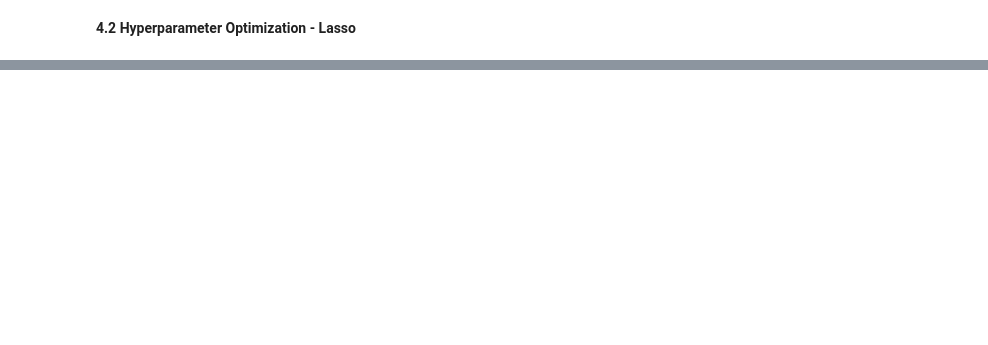
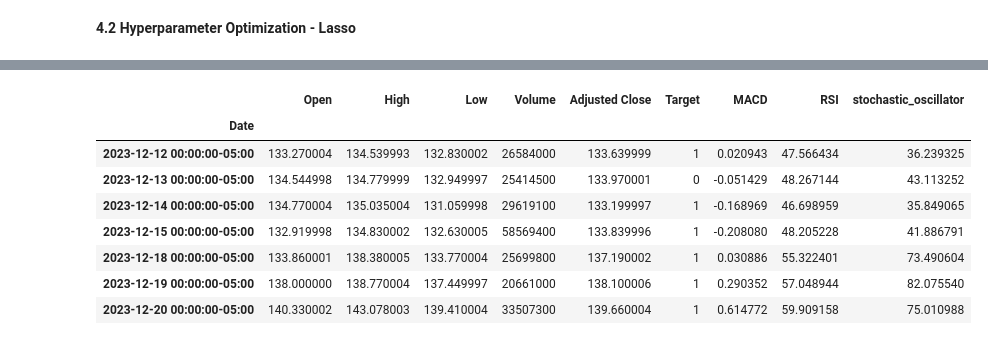
Before and after one commit to eshanaa/ML-Project, a Jupyter notebook: Final Project Alt.ipynb, the cells around one changed output, grey strips where cells are left out. Cells and saved outputs as stored; diff of their text form; code cells hidden in the pictures; blank space fills up the shorter version.

```diff
--- a/Final Project Alt.ipynb
+++ b/Final Project Alt.ipynb
@@ -538,0 +533,13 @@ plt.show()
+# %%
+last_values = data.iloc[-7:]
+last_values
+# %% [output]
+|  | Open | High | Low | Volume | Adjusted Close | Target | MACD | RSI | stochastic_oscillator |
+| Date |  |  |  |  |  |  |  |  |  |
+| 2023-12-12 00:00:00-05:00 | 133.270004 | 134.539993 | 132.830002 | 26584000 | 133.639999 | 1 | 0.020943 | 47.566434 | 36.239325 |
+| 2023-12-13 00:00:00-05:00 | 134.544998 | 134.779999 | 132.949997 | 25414500 | 133.970001 | 0 | -0.051429 | 48.267144 | 43.113252 |
+| 2023-12-14 00:00:00-05:00 | 134.770004 | 135.035004 | 131.059998 | 29619100 | 133.199997 | 1 | -0.168969 | 46.698959 | 35.849065 |
+| 2023-12-15 00:00:00-05:00 | 132.919998 | 134.830002 | 132.630005 | 58569400 | 133.839996 | 1 | -0.208080 | 48.205228 | 41.886791 |
+| 2023-12-18 00:00:00-05:00 | 133.860001 | 138.380005 | 133.770004 | 25699800 | 137.190002 | 1 | 0.030886 | 55.322401 | 73.490604 |
+| 2023-12-19 00:00:00-05:00 | 138.000000 | 138.770004 | 137.449997 | 20661000 | 138.100006 | 1 | 0.290352 | 57.048944 | 82.075540 |
+| 2023-12-20 00:00:00-05:00 | 140.330002 | 143.078003 | 139.410004 | 33507300 | 139.660004 | 1 | 0.614772 | 59.909158 | 75.010988 |
```
Also changed, not shown: parts of 43 cells of this notebook.
